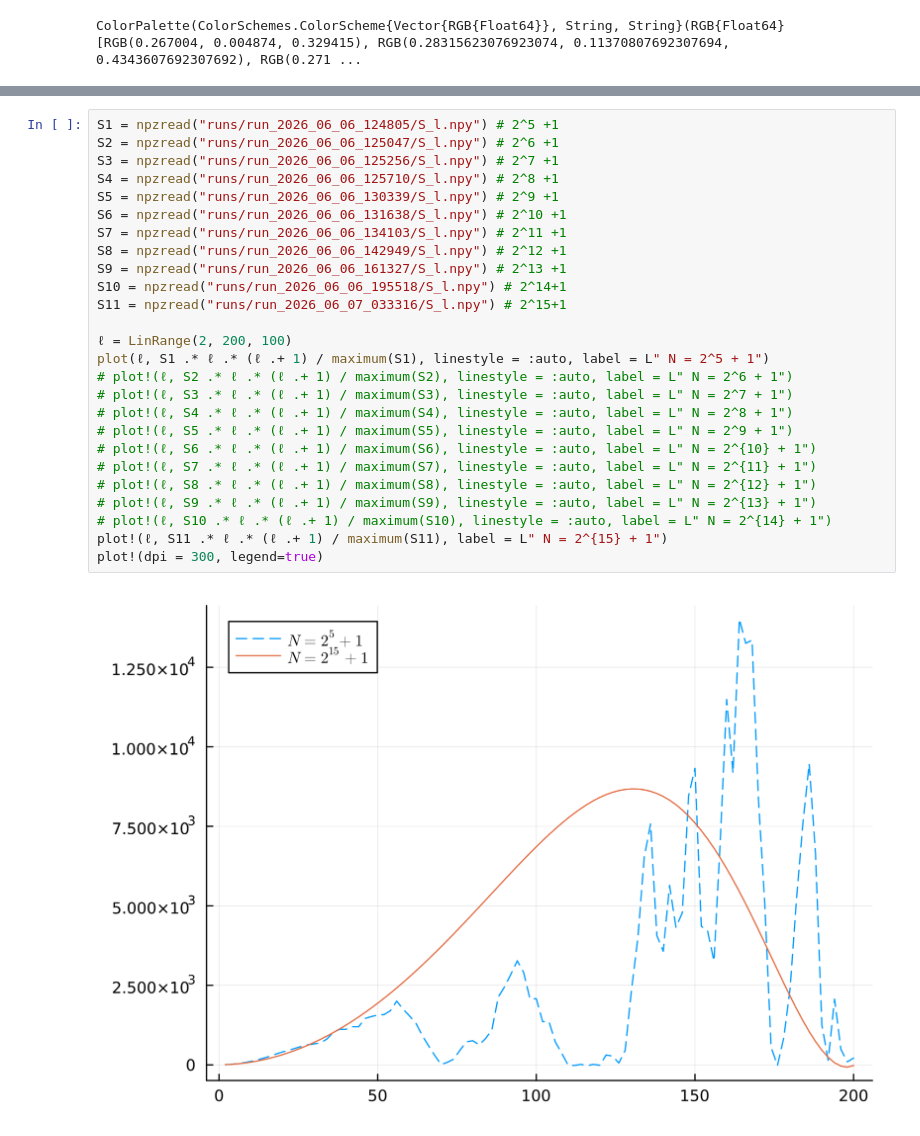
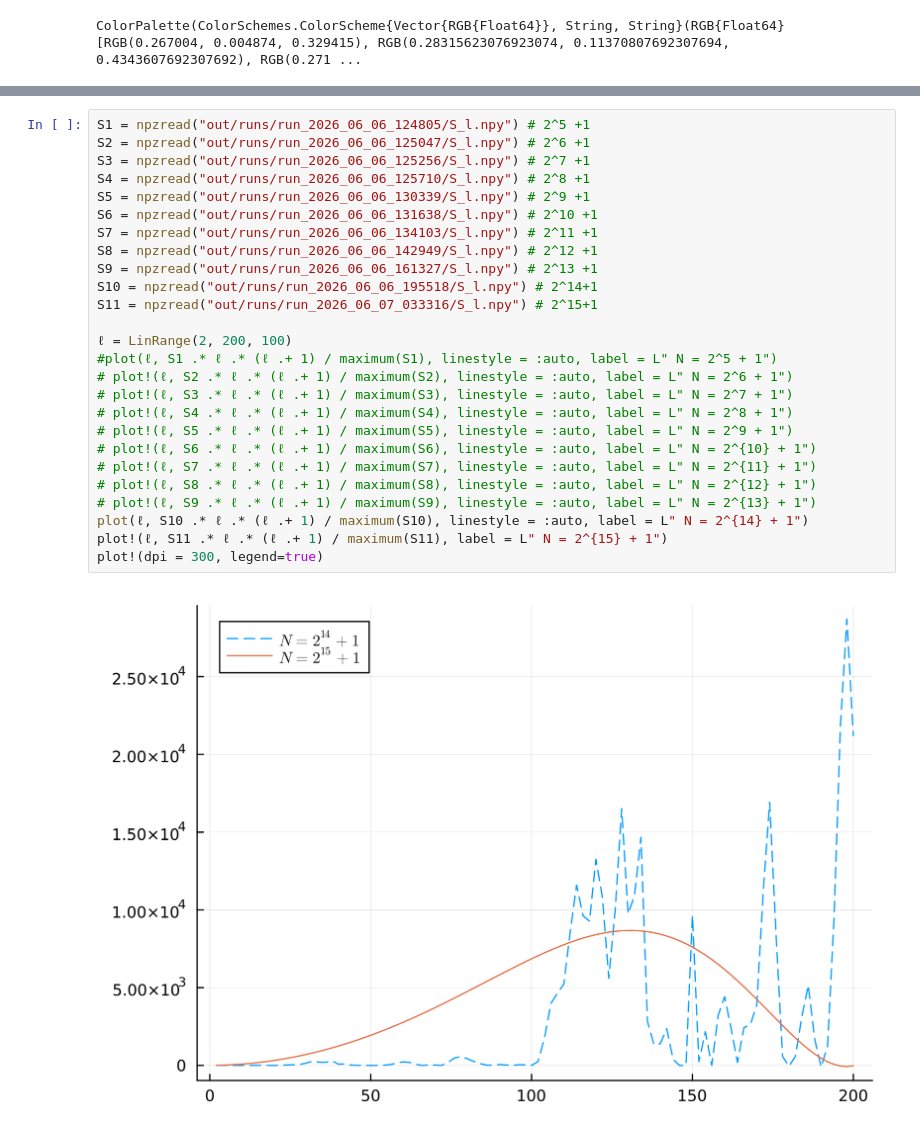
Before and after one commit to anvi-git/3D_Angular_Power_Spectrum, a Jupyter notebook: notebooks/comparisons.ipynb, the cells around one changed output, grey strips where cells are left out. Drawn from its saved outputs; the diff is of its cells as text.

```diff
--- a/notebooks/comparisons.ipynb
+++ b/notebooks/comparisons.ipynb
@@ -90,28 +90,28 @@ plot!(dpi = 300, legend=true, title = L"S_{\ell}(k_1,k_2)")
 # %%
-S1 = npzread("runs/run_2026_06_06_124805/S_l.npy") # 2^5 +1
-S2 = npzread("runs/run_2026_06_06_125047/S_l.npy") # 2^6 +1
-S3 = npzread("runs/run_2026_06_06_125256/S_l.npy") # 2^7 +1
-S4 = npzread("runs/run_2026_06_06_125710/S_l.npy") # 2^8 +1
-S5 = npzread("runs/run_2026_06_06_130339/S_l.npy") # 2^9 +1
-S6 = npzread("runs/run_2026_06_06_131638/S_l.npy") # 2^10 +1
-S7 = npzread("runs/run_2026_06_06_134103/S_l.npy") # 2^11 +1
-S8 = npzread("runs/run_2026_06_06_142949/S_l.npy") # 2^12 +1
-S9 = npzread("runs/run_2026_06_06_161327/S_l.npy") # 2^13 +1
-S10 = npzread("runs/run_2026_06_06_195518/S_l.npy") # 2^14+1
-S11 = npzread("runs/run_2026_06_07_033316/S_l.npy") # 2^15+1
+S1 = npzread("out/runs/run_2026_06_06_124805/S_l.npy") # 2^5 +1
+S2 = npzread("out/runs/run_2026_06_06_125047/S_l.npy") # 2^6 +1
+S3 = npzread("out/runs/run_2026_06_06_125256/S_l.npy") # 2^7 +1
+S4 = npzread("out/runs/run_2026_06_06_125710/S_l.npy") # 2^8 +1
+S5 = npzread("out/runs/run_2026_06_06_130339/S_l.npy") # 2^9 +1
+S6 = npzread("out/runs/run_2026_06_06_131638/S_l.npy") # 2^10 +1
+S7 = npzread("out/runs/run_2026_06_06_134103/S_l.npy") # 2^11 +1
+S8 = npzread("out/runs/run_2026_06_06_142949/S_l.npy") # 2^12 +1
+S9 = npzread("out/runs/run_2026_06_06_161327/S_l.npy") # 2^13 +1
+S10 = npzread("out/runs/run_2026_06_06_195518/S_l.npy") # 2^14+1
+S11 = npzread("out/runs/run_2026_06_07_033316/S_l.npy") # 2^15+1
 
 ℓ = LinRange(2, 200, 100)
-plot(ℓ, S1 .* ℓ .* (ℓ .+ 1) / maximum(S1), linestyle = :auto, label = L" N = 2^5 + 1")
+#plot(ℓ, S1 .* ℓ .* (ℓ .+ 1) / maximum(S1), linestyle = :auto, label = L" N = 2^5 + 1")
 # plot!(ℓ, S2 .* ℓ .* (ℓ .+ 1) / maximum(S2), linestyle = :auto, label = L" N = 2^6 + 1")
 # plot!(ℓ, S3 .* ℓ .* (ℓ .+ 1) / maximum(S3), linestyle = :auto, label = L" N = 2^7 + 1")
 # plot!(ℓ, S4 .* ℓ .* (ℓ .+ 1) / maximum(S4), linestyle = :auto, label = L" N = 2^8 + 1")
 # plot!(ℓ, S5 .* ℓ .* (ℓ .+ 1) / maximum(S5), linestyle = :auto, label = L" N = 2^9 + 1")
 # plot!(ℓ, S6 .* ℓ .* (ℓ .+ 1) / maximum(S6), linestyle = :auto, label = L" N = 2^{10} + 1")
 # plot!(ℓ, S7 .* ℓ .* (ℓ .+ 1) / maximum(S7), linestyle = :auto, label = L" N = 2^{11} + 1")
 # plot!(ℓ, S8 .* ℓ .* (ℓ .+ 1) / maximum(S8), linestyle = :auto, label = L" N = 2^{12} + 1")
 # plot!(ℓ, S9 .* ℓ .* (ℓ .+ 1) / maximum(S9), linestyle = :auto, label = L" N = 2^{13} + 1")
-# plot!(ℓ, S10 .* ℓ .* (ℓ .+ 1) / maximum(S10), linestyle = :auto, label = L" N = 2^{14} + 1")
+plot(ℓ, S10 .* ℓ .* (ℓ .+ 1) / maximum(S10), linestyle = :auto, label = L" N = 2^{14} + 1")
 plot!(ℓ, S11 .* ℓ .* (ℓ .+ 1) / maximum(S11), label = L" N = 2^{15} + 1")
 plot!(dpi = 300, legend=true)
 # %% [output]
-[figure, old version]
+[figure, new version]
```
Also changed, not shown: parts of 1 cell of this notebook, 27 other files.
